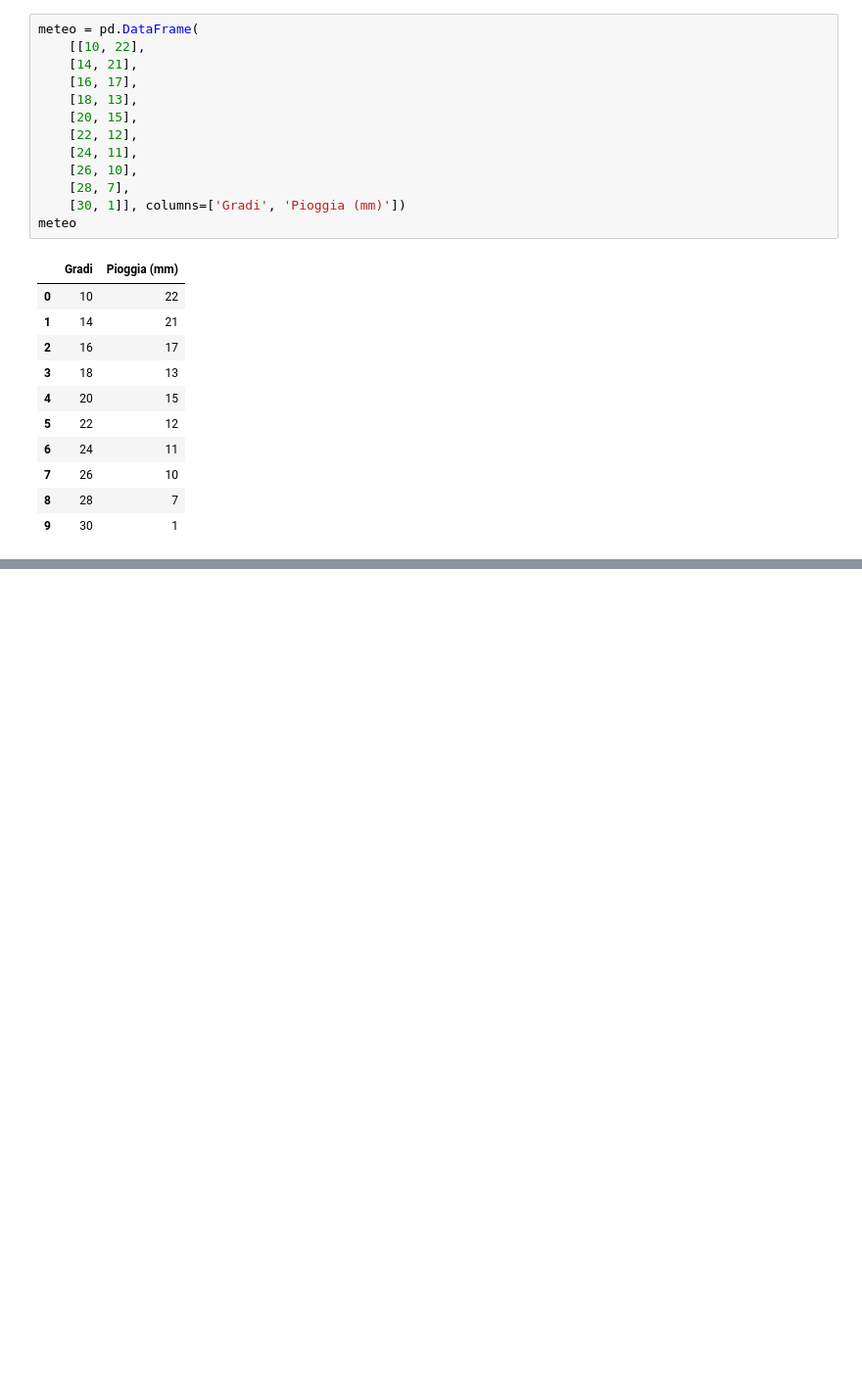
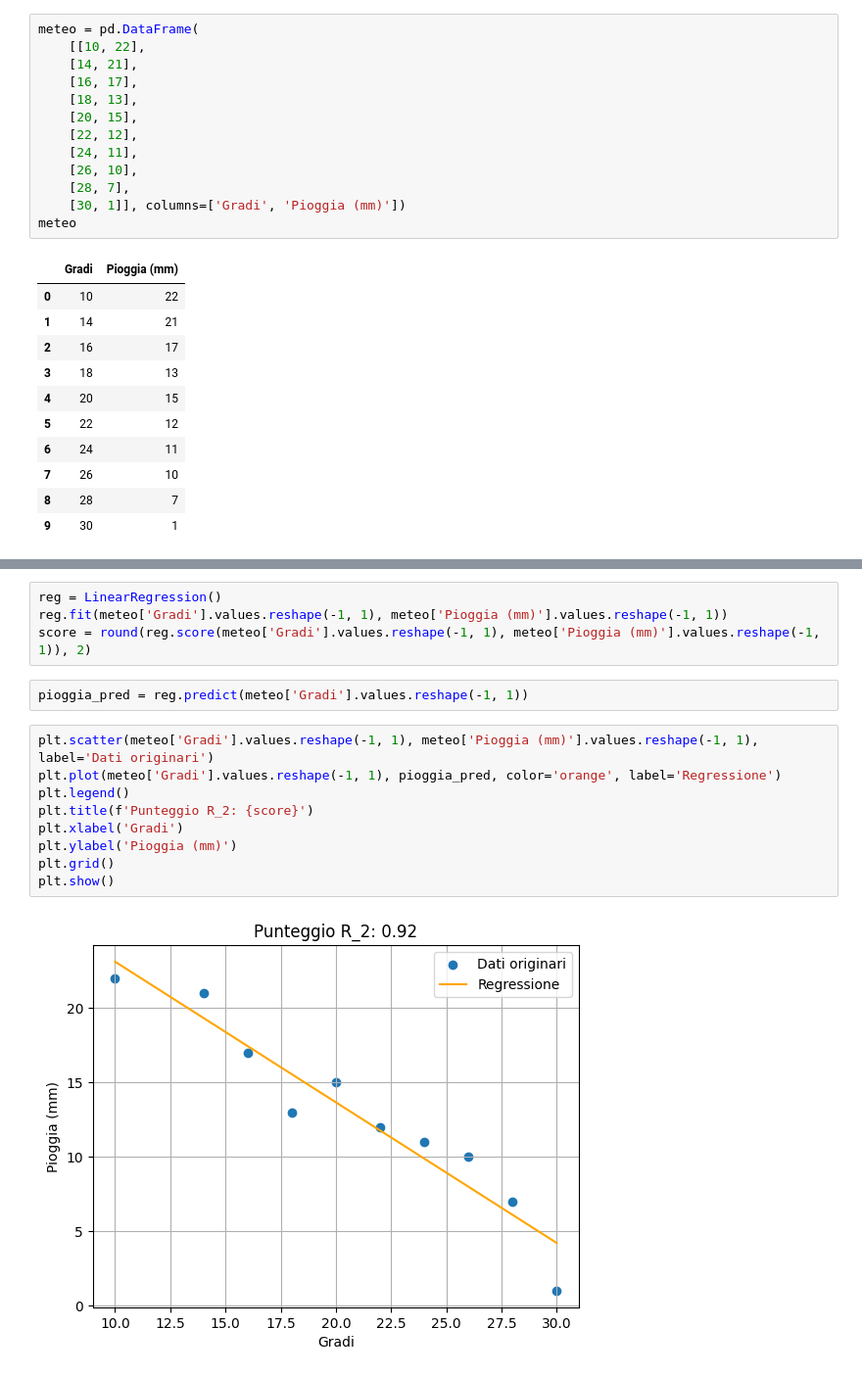
Before and after one commit to anhelus/pcs, a Jupyter notebook: docs/material/03_ml_sklearn/16_supervised/notebook.ipynb, the cells around one changed output, grey strips where cells are left out. Shown at 98% size. Cells and saved outputs as stored; diff of their text form; blank space fills up the shorter version.

Commit message:
(update) updated linear regression

```diff
--- a/docs/material/03_ml_sklearn/16_supervised/notebook.ipynb
+++ b/docs/material/03_ml_sklearn/16_supervised/notebook.ipynb
@@ -40,0 +42,17 @@ plt.savefig('rain_temp_lr.png')
+# %%
+reg = LinearRegression()
+reg.fit(meteo['Gradi'].values.reshape(-1, 1), meteo['Pioggia (mm)'].values.reshape(-1, 1))
+score = round(reg.score(meteo['Gradi'].values.reshape(-1, 1), meteo['Pioggia (mm)'].values.reshape(-1, 1)), 2)
+# %%
+pioggia_pred = reg.predict(meteo['Gradi'].values.reshape(-1, 1))
+# %%
+plt.scatter(meteo['Gradi'].values.reshape(-1, 1), meteo['Pioggia (mm)'].values.reshape(-1, 1), label='Dati originari')
+plt.plot(meteo['Gradi'].values.reshape(-1, 1), pioggia_pred, color='orange', label='Regressione')
+plt.legend()
+plt.title(f'Punteggio R_2: {score}')
+plt.xlabel('Gradi')
+plt.ylabel('Pioggia (mm)')
+plt.grid()
+plt.show()
+# %% [output]
+[figure, added]
```
Also changed, not shown: parts of 2 cells of this notebook, 1 other file.
